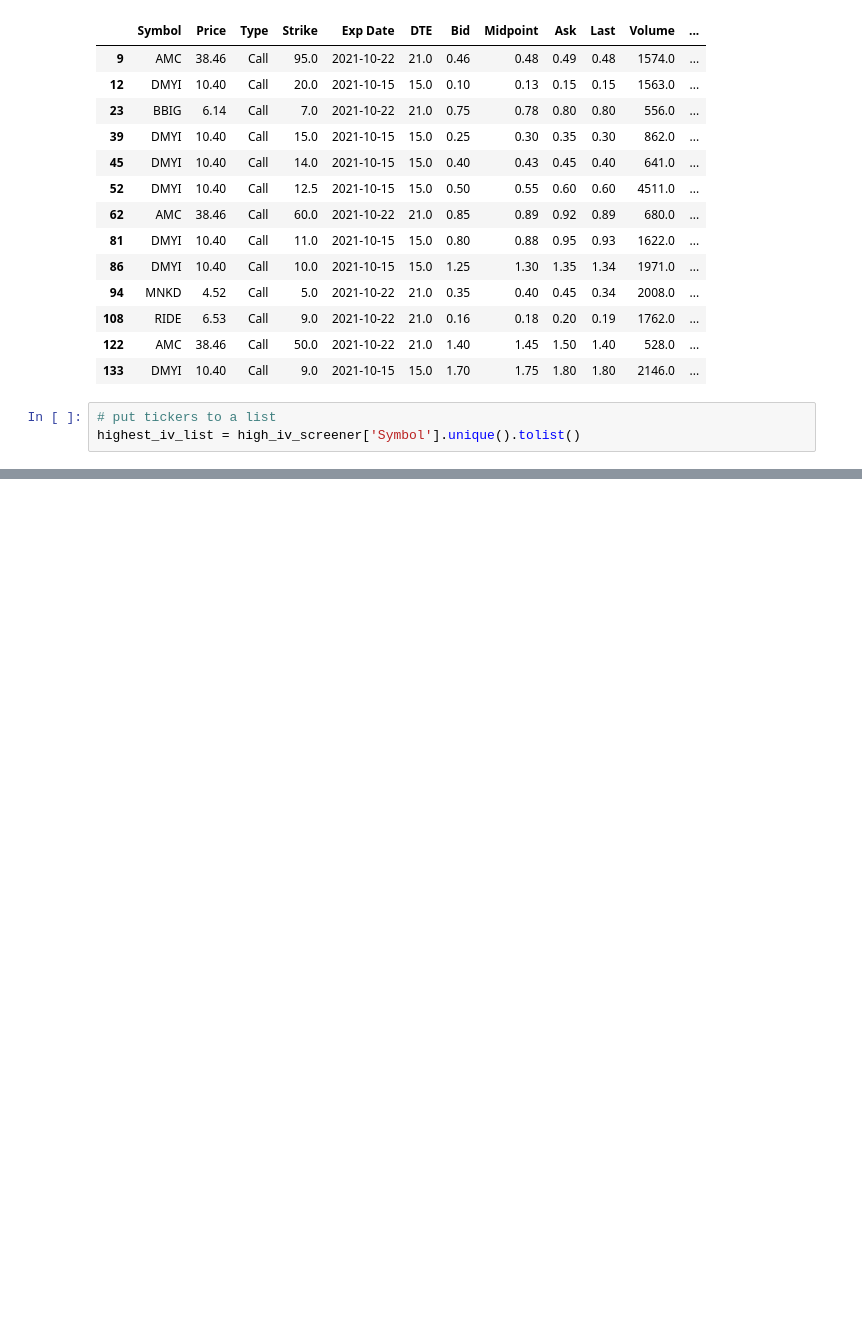
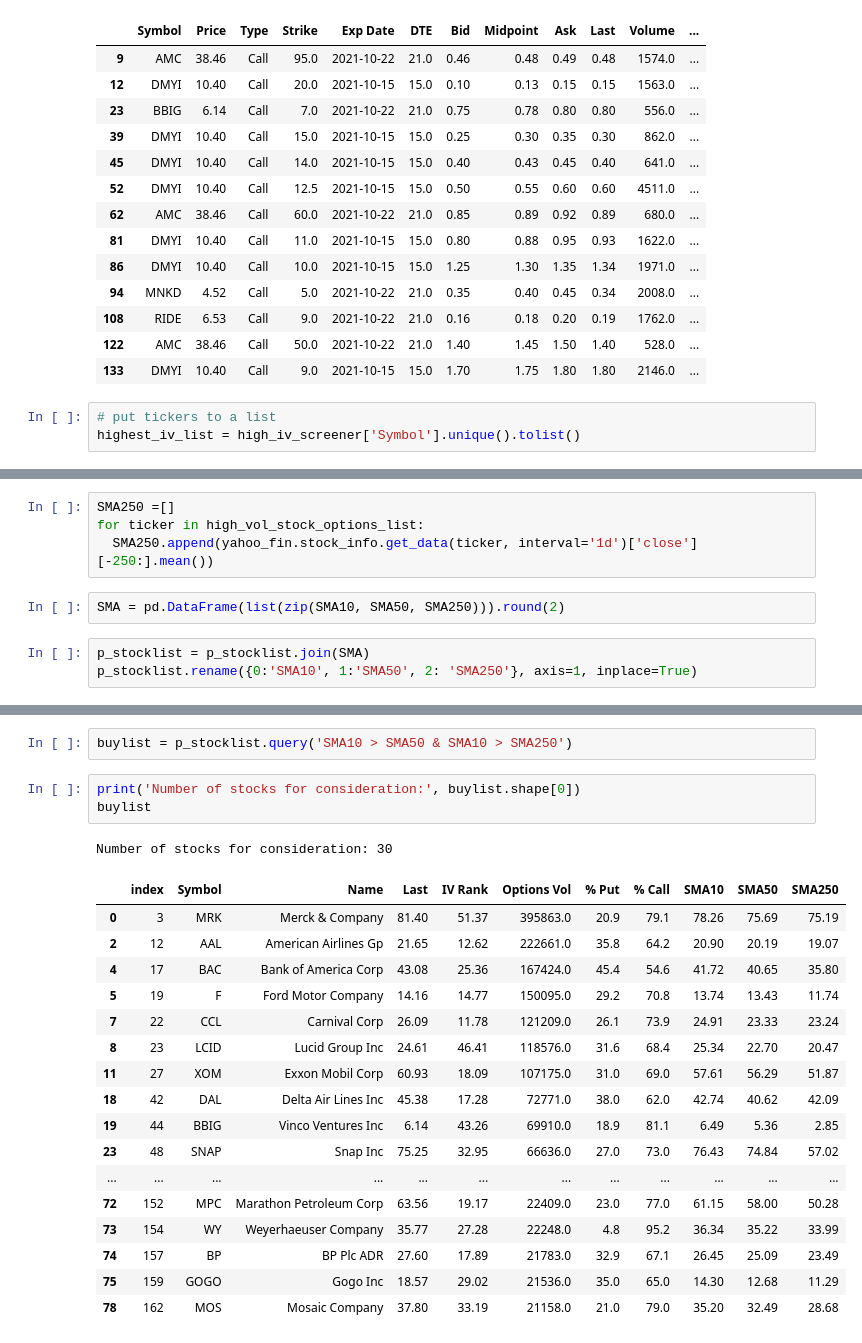
Before and after one commit to jade-lam/Stock-Portfolio, a Jupyter notebook: Options Screener.ipynb, the cells around one changed output, grey strips where cells are left out. Saved outputs shown, nothing was run; the diff lists cells and outputs as text; blank space fills up the shorter version.

```diff
--- a/Options Screener.ipynb
+++ b/Options Screener.ipynb
@@ -216,0 +311,9 @@ highest_iv_list = high_iv_screener['Symbol'].unique().tolist()
+# %%
+SMA250 =[]
+for ticker in high_vol_stock_options_list:
+  SMA250.append(yahoo_fin.stock_info.get_data(ticker, interval='1d')['close'][-250:].mean())
+# %%
+SMA = pd.DataFrame(list(zip(SMA10, SMA50, SMA250))).round(2)
+# %%
+p_stocklist = p_stocklist.join(SMA)
+p_stocklist.rename({0:'SMA10', 1:'SMA50', 2: 'SMA250'}, axis=1, inplace=True)
@@ -216,0 +327,24 @@ highest_iv_list = high_iv_screener['Symbol'].unique().tolist()
+# %%
+buylist = p_stocklist.query('SMA10 > SMA50 & SMA10 > SMA250')
+# %%
+print('Number of stocks for consideration:', buylist.shape[0])
+buylist
+# %% [output]
+Number of stocks for consideration: 30
+|  | index | Symbol | Name | Last | IV Rank | Options Vol | % Put | % Call | SMA10 | SMA50 | SMA250 |
+| 0 | 3 | MRK | Merck & Company | 81.40 | 51.37 | 395863.0 | 20.9 | 79.1 | 78.26 | 75.69 | 75.19 |
+| 2 | 12 | AAL | American Airlines Gp | 21.65 | 12.62 | 222661.0 | 35.8 | 64.2 | 20.90 | 20.19 | 19.07 |
+| 4 | 17 | BAC | Bank of America Corp | 43.08 | 25.36 | 167424.0 | 45.4 | 54.6 | 41.72 | 40.65 | 35.80 |
+| 5 | 19 | F | Ford Motor Company | 14.16 | 14.77 | 150095.0 | 29.2 | 70.8 | 13.74 | 13.43 | 11.74 |
+| 7 | 22 | CCL | Carnival Corp | 26.09 | 11.78 | 121209.0 | 26.1 | 73.9 | 24.91 | 23.33 | 23.24 |
+| 8 | 23 | LCID | Lucid Group Inc | 24.61 | 46.41 | 118576.0 | 31.6 | 68.4 | 25.34 | 22.70 | 20.47 |
+| 11 | 27 | XOM | Exxon Mobil Corp | 60.93 | 18.09 | 107175.0 | 31.0 | 69.0 | 57.61 | 56.29 | 51.87 |
+| 18 | 42 | DAL | Delta Air Lines Inc | 45.38 | 17.28 | 72771.0 | 38.0 | 62.0 | 42.74 | 40.62 | 42.09 |
+| 19 | 44 | BBIG | Vinco Ventures Inc | 6.14 | 43.26 | 69910.0 | 18.9 | 81.1 | 6.49 | 5.36 | 2.85 |
+| 23 | 48 | SNAP | Snap Inc | 75.25 | 32.95 | 66636.0 | 27.0 | 73.0 | 76.43 | 74.84 | 57.02 |
+| ... | ... | ... | ... | ... | ... | ... | ... | ... | ... | ... | ... |
+| 72 | 152 | MPC | Marathon Petroleum Corp | 63.56 | 19.17 | 22409.0 | 23.0 | 77.0 | 61.15 | 58.00 | 50.28 |
+| 73 | 154 | WY | Weyerhaeuser Company | 35.77 | 27.28 | 22248.0 | 4.8 | 95.2 | 36.34 | 35.22 | 33.99 |
+| 74 | 157 | BP | BP Plc ADR | 27.60 | 17.89 | 21783.0 | 32.9 | 67.1 | 26.45 | 25.09 | 23.49 |
+| 75 | 159 | GOGO | Gogo Inc | 18.57 | 29.02 | 21536.0 | 35.0 | 65.0 | 14.30 | 12.68 | 11.29 |
+| 78 | 162 | MOS | Mosaic Company | 37.80 | 33.19 | 21158.0 | 21.0 | 79.0 | 35.20 | 32.49 | 28.68 |
```
Also changed, not shown: parts of 19 cells of this notebook.
